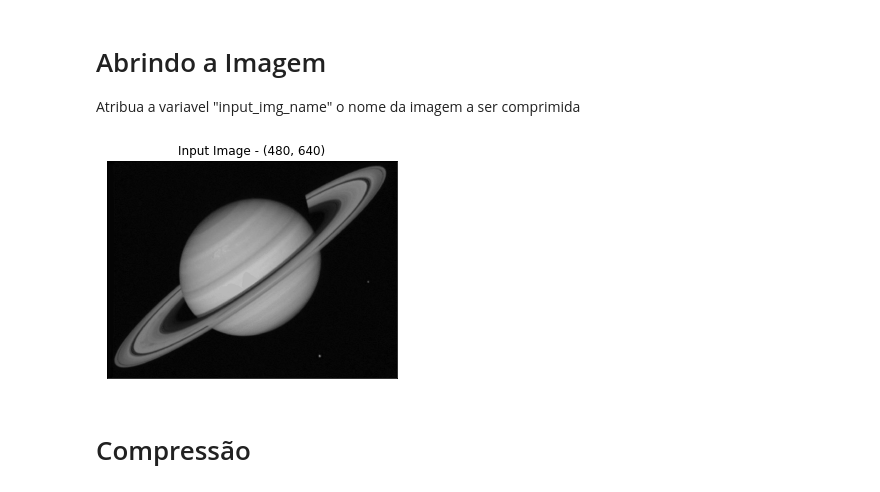
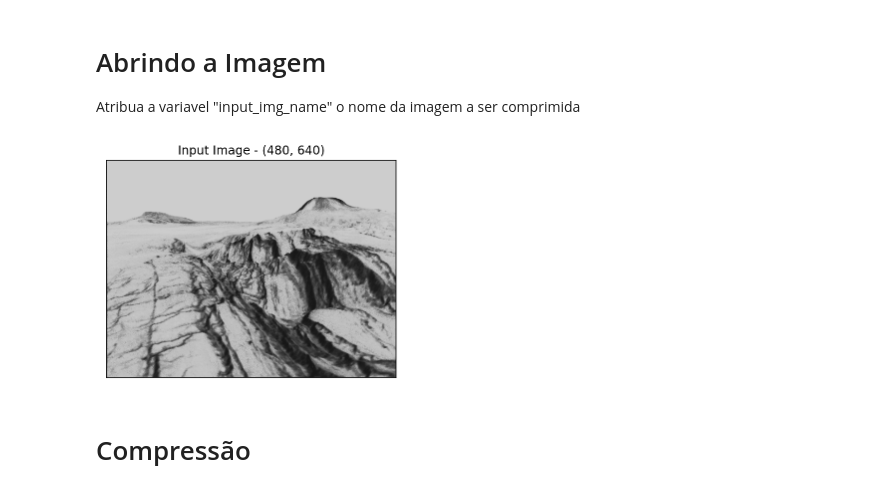
Before and after one commit to RenanBomtempo/image-compression, a Jupyter notebook: TP-1.ipynb, the cells around one changed output. Saved outputs shown, nothing was run; the diff lists cells and outputs as text; code cells hidden in the pictures.

```diff
--- a/TP-1.ipynb
+++ b/TP-1.ipynb
@@ -87,15 +87,15 @@ def file_to_img(input_name,shape,separator=""):
 Atribua a variavel "input_img_name" o nome da imagem a ser comprimida
 # %%
 # Nome do arquivo de imagem a ser comprimida
-input_img_name = "9.pgm"
+input_img_name = "11.pgm"
 
 # Carrega a imagem como um numpy.ndarray, com elementos do tipo numpy.uint8
 img = cv2.imread(input_img_name,0)
 
 # Mostra imagem que foi carregada
 print_gimage(img,'Input Image')
 # %% [output]
-[figure, old version]
+[figure, new version]
 # %% [markdown]
 # Compressão
 # %% [markdown]
```
Also changed, not shown: parts of 10 cells of this notebook.
